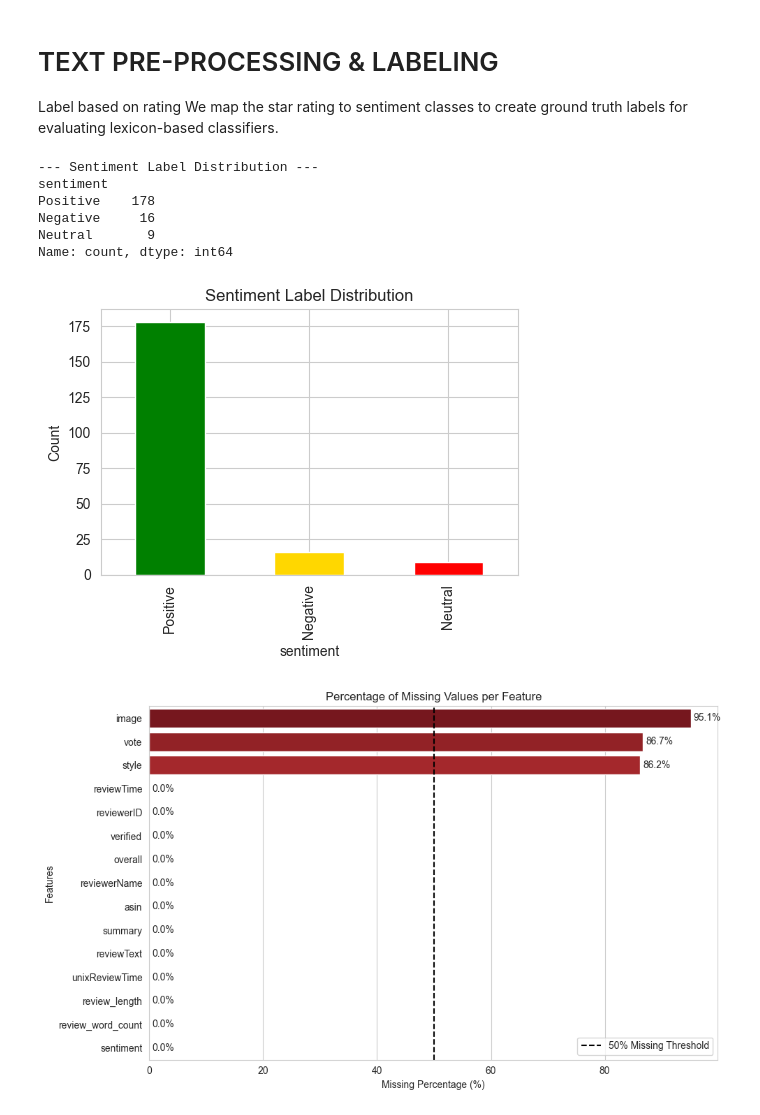
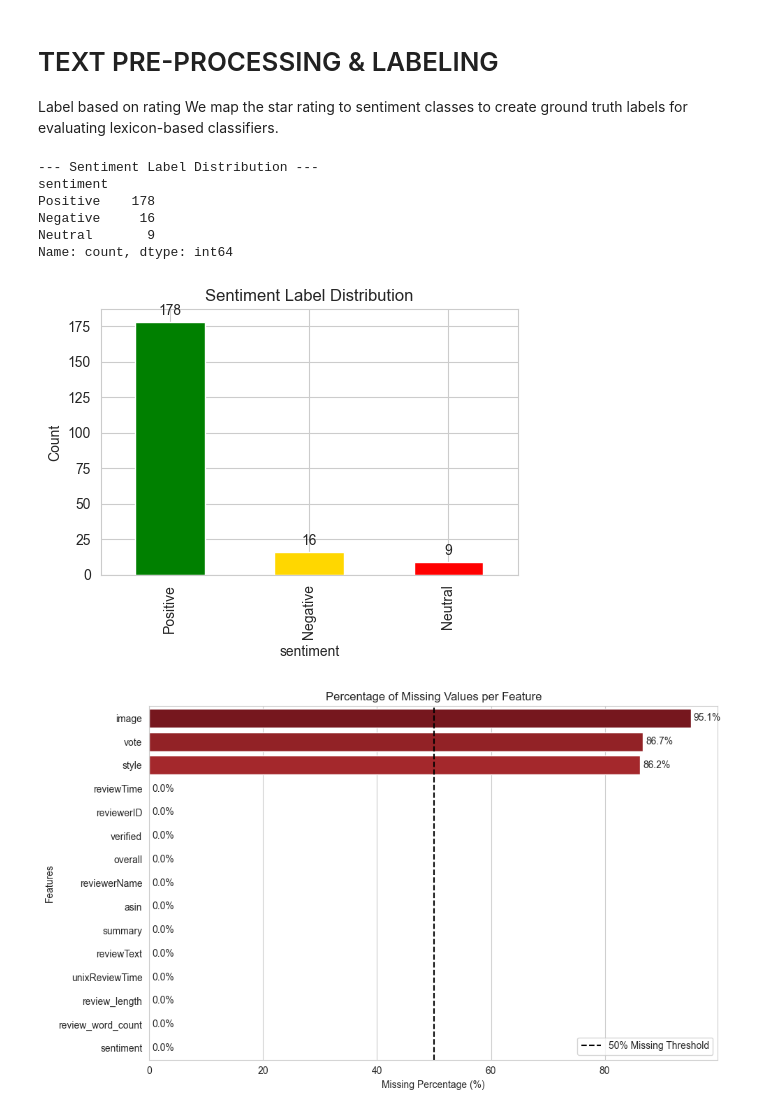
Before and after one commit to Hans-Randy/sentiment-analysis-amazon-appliance-reviews, a Jupyter notebook: phase_one/main_enhance.ipynb, the cells around one changed output. Cells and saved outputs as stored; diff of their text form; code cells hidden in the pictures.

Commit message:
Minor updates for plot label
Minor updates for plot label

```diff
--- a/phase_one/main_enhance.ipynb
+++ b/phase_one/main_enhance.ipynb
@@ -378,34 +378,35 @@ def label_sentiment(rating):
     if rating >= 4:
         return "Positive"
     elif rating == 3:
         return "Neutral"
     else:
         return "Negative"
 
 
 df["sentiment"] = df["overall"].apply(label_sentiment)
 print("\n--- Sentiment Label Distribution ---")
 print(df["sentiment"].value_counts())
 
 fig, ax = plt.subplots(figsize=(5, 4))
 df["sentiment"].value_counts().plot(
     kind="bar",
     color=["green", "gold", "red"],
     ax=ax,
 )
 ax.set_title("Sentiment Label Distribution")
 ax.set_ylabel("Count")
+ax.bar_label(ax.containers[0], label_type="edge", padding=3)
 plt.tight_layout()
 plt.savefig("outputs/sentiment_distribution.png", dpi=150)
 plt.show()
 # %% [output]
 --- Sentiment Label Distribution ---
 sentiment
 Positive    178
 Negative     16
 Neutral       9
 Name: count, dtype: int64
-[figure, old version]
+[figure, new version]
 # %%
 # Enhancement
 # --- Statistical Justification for Column Selection ---
```
Also changed, not shown: 1 other file.
